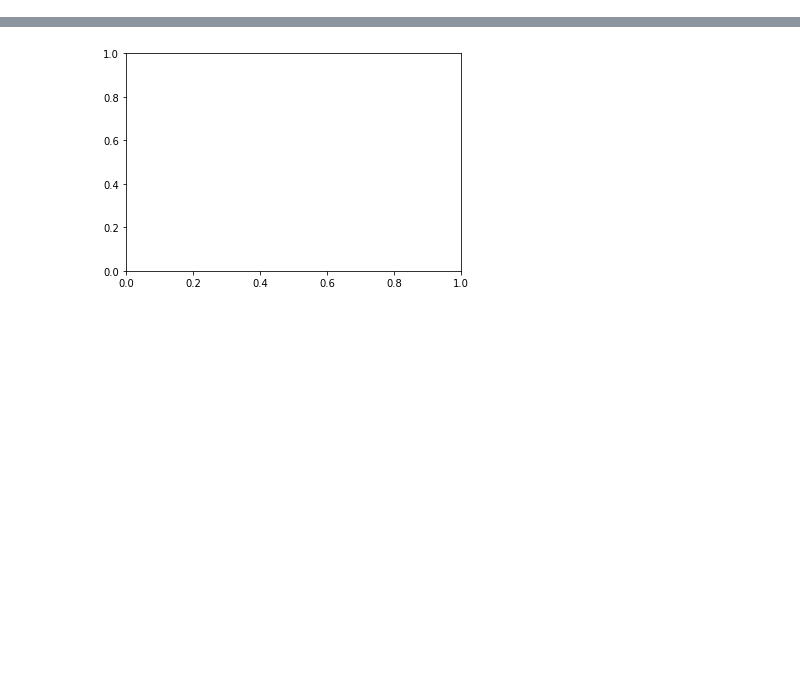
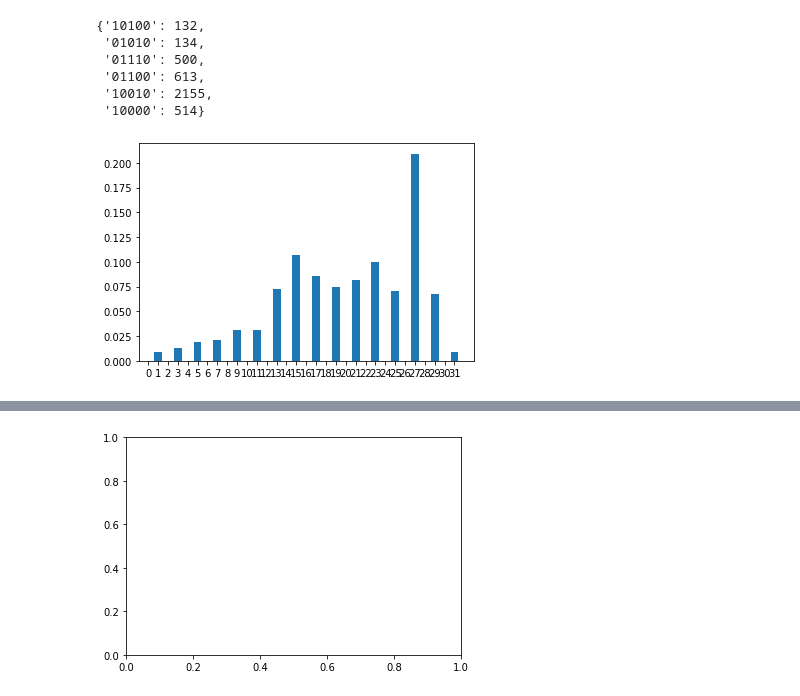
Before and after one commit to AnnonymousRacoon/Quantum-Random-Walks-to-Solve-Diffusion, a Jupyter notebook: Notebooks/Notebooknew.ipynb, the cells around one changed output, grey strips where cells are left out. Saved outputs shown, nothing was run; the diff lists cells and outputs as text; code cells hidden in the pictures; blank space fills up the shorter version.

```diff
--- a/Notebooks/Notebooknew.ipynb
+++ b/Notebooks/Notebooknew.ipynb
@@ -23,0 +128,19 @@ NameError: name 'Backend' is not defined
+# %%
+
+
+total = 0
+for key, value in counts.items():
+    total+=value
+
+assert total == 4048
+
+counts
+# %%
+
+def merge_counts(total_counts, counts_appendage):
+    print(f"total counts currently {total_counts}")
+    print(f"appending {counts_appendage}")
+    for bitstring, n_shots in counts_appendage.items():
+        if total_counts.get(bitstring) is None:
+            total_counts[bitstring] = 0
+        total_counts[bitstring]+=n_shots
@@ -23,0 +229,33 @@ NameError: name 'Backend' is not defined
+# %%
+results.results[0].shots
+counts_appendage
+# %% [output]
+{'10100': 132,
+ '01010': 134,
+ '01110': 500,
+ '01100': 613,
+ '10010': 2155,
+ '10000': 514}
+# %%
+state_register_indices, _ = walk.get_state_register_indices()
+displacement_tensors = {}
+for idx in range(walk.n_system_dimensions):
+    displacement_tensors["dimension_{}".format(idx)] = []
+
+displacement_tensors["probability_density"] = []
+for key, value in counts.items():
+    for dimension_params in state_register_indices:
+        dimensional_displacement = int(key[dimension_params['start_idx']:1+dimension_params['end_idx']], 2)
+        displacement_tensors["dimension_{}".format(dimension_params["dimension"])].append(dimensional_displacement)
+
+    displacement_tensors["probability_density"].append(1.0*value/4048)
+
+results = displacement_tensors
+x,probability_density = results["dimension_0"],results["probability_density"]
+axes_limit = (2**5)-1
+
+plt.bar(x,probability_density)
+plt.xticks([i for i in range(axes_limit+1)])
+plt.show()
+# %% [output]
+[figure, added]
```
Also changed, not shown: parts of 30 cells of this notebook, 8 other files.
